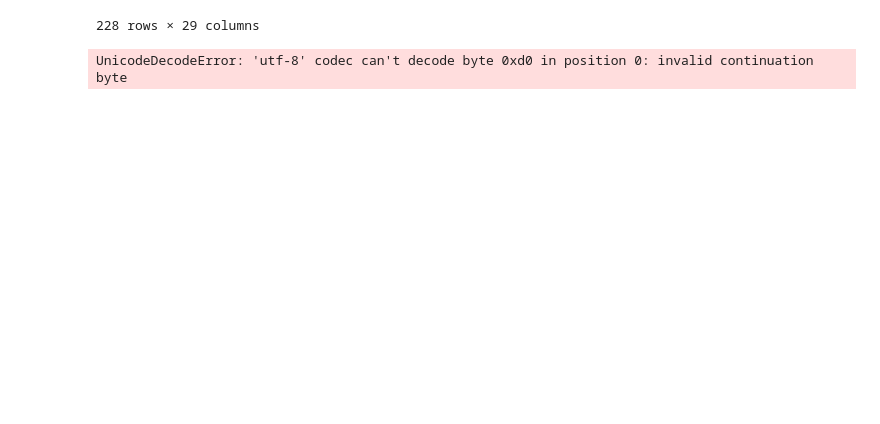
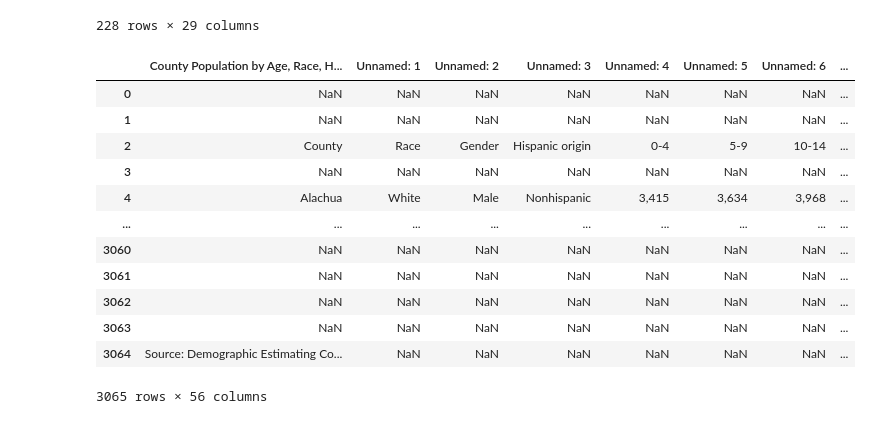
Before and after one commit to ajwu100/GROUP-9-PROJECT-1, a Jupyter notebook: house_data_raw.ipynb, the cells around one changed output. Drawn from its saved outputs; the diff is of its cells as text; code cells hidden in the pictures; blank space fills up the shorter version.

Commit message:
updated demos file

```diff
--- a/house_data_raw.ipynb
+++ b/house_data_raw.ipynb
@@ -127,5 +127,18 @@ clean_df.to_csv('clean.csv', index = False, header = True)
 # %%
 FL_Demos_file = 'FL Demos by age race gender county.csv'
 Demos_df = pd.read_csv(FL_Demos_file)
+Demos_df
 # %% [output]
+|  | County Population by Age, Race, H... | Unnamed: 1 | Unnamed: 2 | Unnamed: 3 | Unnamed: 4 | Unnamed: 5 | Unnamed: 6 | ... |
+| 0 | NaN | NaN | NaN | NaN | NaN | NaN | NaN | ... |
+| 1 | NaN | NaN | NaN | NaN | NaN | NaN | NaN | ... |
+| 2 | County | Race | Gender | Hispanic origin | 0-4 | 5-9 | 10-14 | ... |
+| 3 | NaN | NaN | NaN | NaN | NaN | NaN | NaN | ... |
+| 4 | Alachua | White | Male | Nonhispanic | 3,415 | 3,634 | 3,968 | ... |
+| ... | ... | ... | ... | ... | ... | ... | ... | ... |
+| 3060 | NaN | NaN | NaN | NaN | NaN | NaN | NaN | ... |
+| 3061 | NaN | NaN | NaN | NaN | NaN | NaN | NaN | ... |
+| 3062 | NaN | NaN | NaN | NaN | NaN | NaN | NaN | ... |
+| 3063 | NaN | NaN | NaN | NaN | NaN | NaN | NaN | ... |
+| 3064 | Source: Demographic Estimating Co... | NaN | NaN | NaN | NaN | NaN | NaN | ... |
-UnicodeDecodeError: 'utf-8' codec can't decode byte 0xd0 in position 0: invalid continuation byte
+3065 rows × 56 columns
```
Also changed, not shown: 1 other file.
